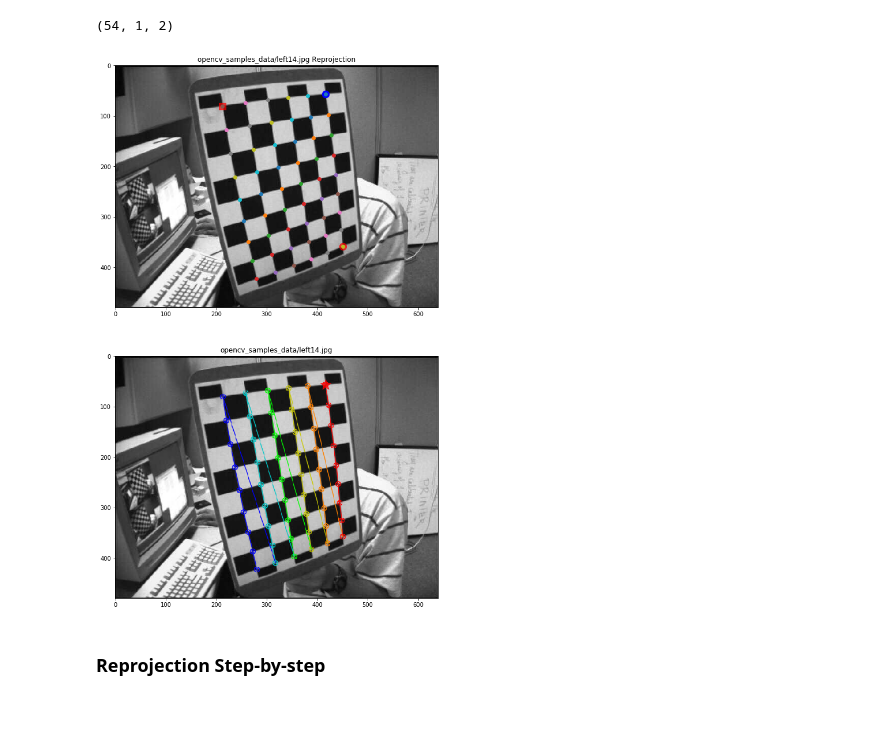
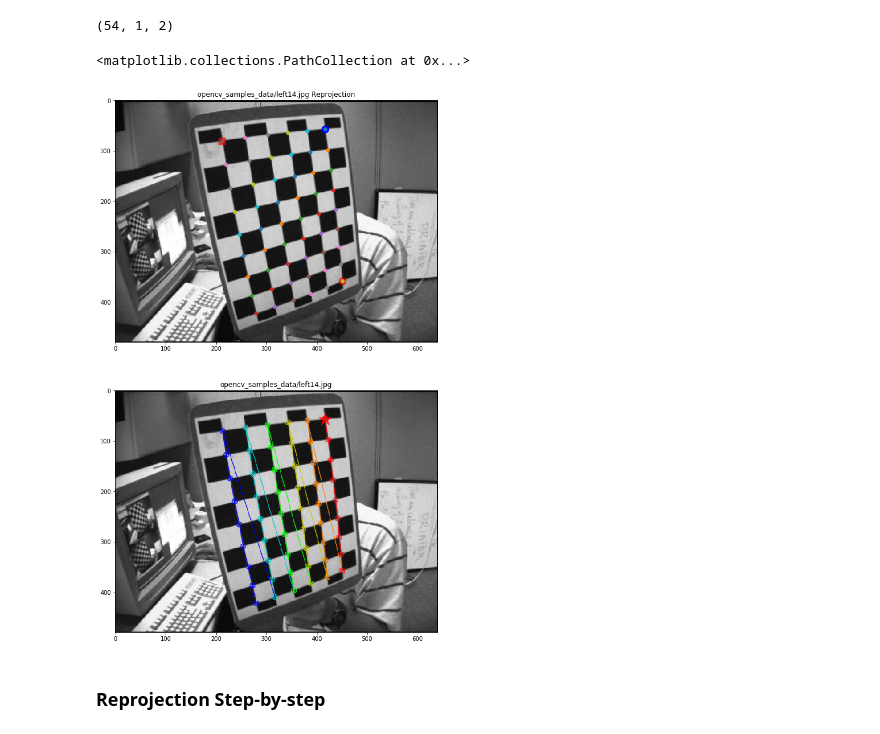
Before and after one commit to yongduek/cvip, a Jupyter notebook: camera_calib.ipynb, the cells around one changed output. Drawn from its saved outputs; the diff is of its cells as text; code cells hidden in the pictures.

```diff
--- a/camera_calib.ipynb
+++ b/camera_calib.ipynb
@@ -10,6 +10,8 @@
 <a href="https://colab.research.google.com/github/yongduek/cvip//blob/master/camera_calib.ipynb"><img align="left" src="https://colab.research.google.com/assets/colab-badge.svg" alt="Open in Colab" title="Open and Execute in Google Colaboratory"></a>
 # %%
 %matplotlib inline
+import matplotlib as mpl
+mpl.rcParams['figure.figsize'] = (10,5)
 import matplotlib.pyplot as plt
 import numpy as np
 import cv2 as cv
@@ -90,0 +100,7 @@ print (objp[0:10])
+# %%
+for i in range(1,15):
+    cmd = "curl -o {}/left{:02d}.jpg https://raw.githubusercontent.com/opencv/opencv/master/samples/data/left{:02d}.jpg".format(dirname, i, i)
+    print (cmd)
+    os.system(cmd)
+#
+#os.listdir(dirname)
@@ -90,0 +122,4 @@ print (objp[0:10])
+# %%
+import glob
+imagefiles = sorted(glob.glob('opencv_samples_data/left??.jpg'))
+imagefiles
@@ -92,10 +142,11 @@ print (objp[0:10])
 # Arrays to store object points and image points from all the images.
 objpoints = [] # 3d point in real world space
 imgpoints = [] # 2d points in image plane.
-imagefiles = sorted(glob.glob('opencv_samples_data/left*.jpg'))
 for i, fname in enumerate(imagefiles):
     print ('processing: ', fname)
     img = cv.imread(fname)
+    if img is None:
+        continue
     gray = cv.cvtColor(img, cv.COLOR_BGR2GRAY)
     # Find the chess board corners
     ret, corners = cv.findChessboardCorners(gray, patternSize=patternSize)
@@ -200,30 +251,32 @@ proj.shape
 # %% [output]
 (54, 1, 2)
 # %%
+fig, ax = plt.subplots(2,1, figsize=(15,17))
 
-fig, ax = plt.subplots(2,1, figsize=(15,17))
+simg = cv.imread(imagefiles[-1])   # read image
+ax[0].imshow(simg[:,:,::-1])       # show
+ax[0].set_title(imagefiles[-1] + ' Reprojection')
+i = 0 # The origin point
+ax[0].scatter(proj[0,0,0], proj[0,0,1], marker='o', color='b', s=150)  # projection of the origin
+i = patternSize[0] - 1  # The end of the x-axis
+ax[0].scatter(proj[i,0,0], proj[i,0,1], marker='o', color='r', s=150, alpha=0.7) # projection of x-axis
+# the end tip of y-axis
+i = patternSize[0] * (patternSize[1]-1)
+ax[0].scatter(proj[i,0,0], proj[i,0,1], marker='s', color='r', s=150, alpha=0.7) # projection of y-axis
+#
+
+pp = proj.reshape(-1, 2)    # other points
+for xy in pp:
+    ax[0].scatter(xy[0], xy[1])
+
+# Second image Show
 ax[1].set_title(imagefiles[-1])
 ax[1].imshow(img[:,:,::-1])
 i = 0 # The world origin
-ax[1].scatter(ip[i,0], ip[i,1], marker='*', color='r', s=350, alpha=0.7)
-
-simg = cv.imread(imagefiles[-1])
-ax[0].imshow(simg[:,:,::-1])
-ax[0].set_title(imagefiles[-1] + ' Reprojection')
-i = 0 # The origin point
-ax[0].scatter(proj[0,0,0], proj[0,0,1], marker='o', color='b', s=150)
-i = patternSize[0] - 1  # The end of the x-axis
-ax[0].scatter(proj[i,0,0], proj[i,0,1], marker='o', color='r', s=150, alpha=0.7)
-# the end tip of y-axis
-i = patternSize[0] * (patternSize[1]-1)
-ax[0].scatter(proj[i,0,0], proj[i,0,1], marker='s', color='r', s=150, alpha=0.7)
-#
-
-pp = proj.reshape(-1, 2)
-for xy in pp:
-    ax[0].scatter(xy[0], xy[1])
+ax[1].scatter(ip[i,0], ip[i,1], marker='*', color='r', s=550, alpha=0.7)
 # %% [output]
+<matplotlib.collections.PathCollection at 0x...>
-[figure, old version]
+[figure, new version]
 # %% [markdown]
 ### Reprojection Step-by-step
 # %%
```
Also changed, not shown: parts of 36 cells of this notebook, 13 other files.
